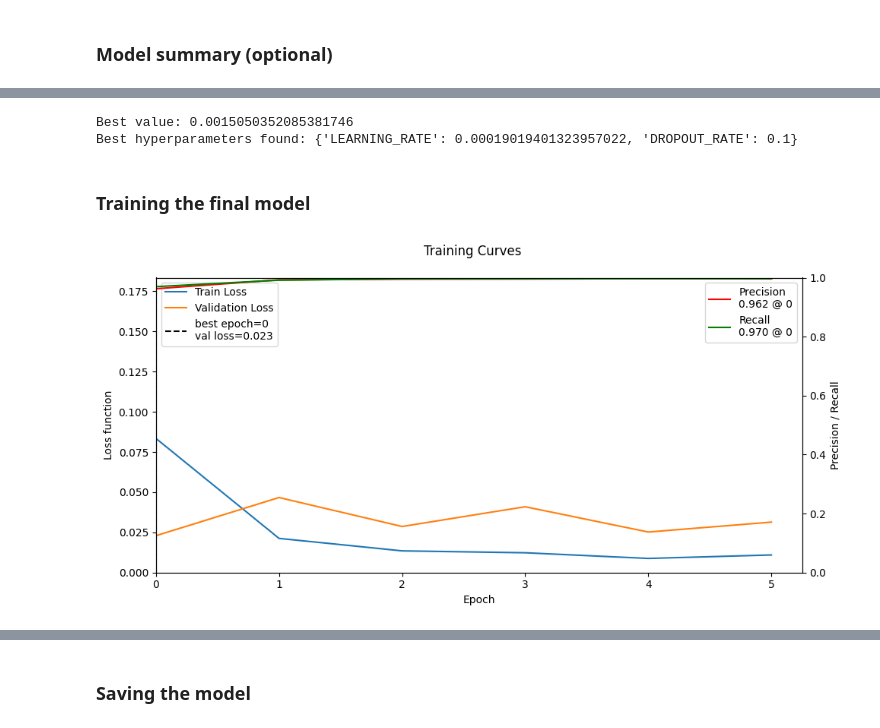
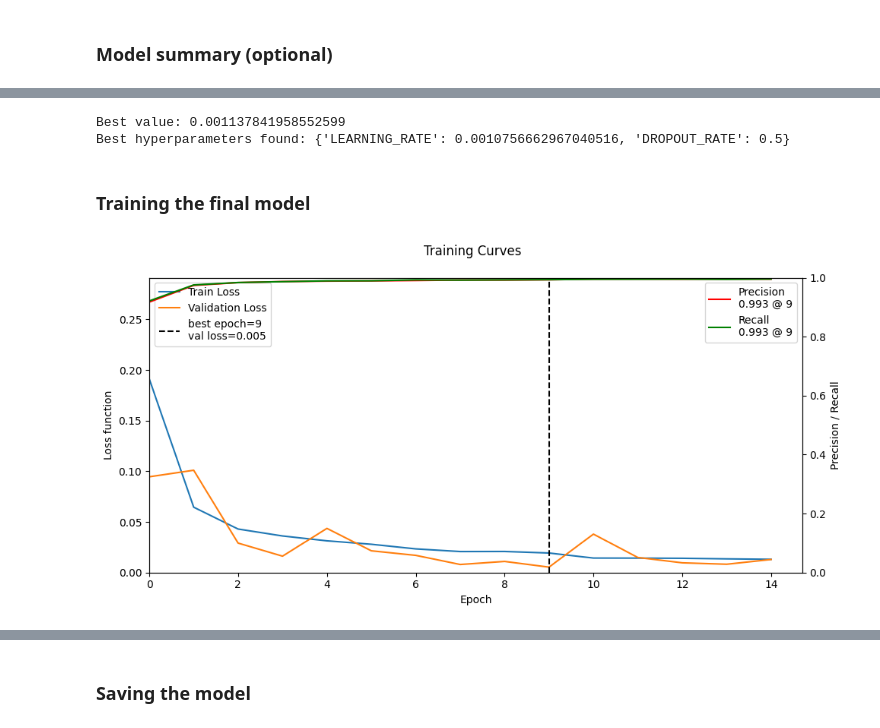
Before and after one commit to aayamrajshakya/Driver_Drowsiness_Detection, a Jupyter notebook: trained.ipynb, the cells around one changed output, grey strips where cells are left out. Drawn from its saved outputs; the diff is of its cells as text; code cells hidden in the pictures.

```diff
--- a/trained.ipynb
+++ b/trained.ipynb
@@ -172,7 +171,7 @@ def stacked_model(input_shape=[IMG_SIZE, IMG_SIZE, 3], LEARNING_RATE=0.0001, DRO
     model = tf.keras.Model(inputs=inputs, outputs=out)
     model.compile(optimizer=tf.keras.optimizers.Adam(learning_rate=LEARNING_RATE),
                  loss='binary_crossentropy',
-                 metrics=['accuracy', tf.keras.metrics.AUC(), tf.keras.metrics.Precision(name='precision'), tf.keras.metrics.Recall(name='recall')])
+                 metrics=['accuracy', tf.keras.metrics.Precision(name='precision'), tf.keras.metrics.Recall(name='recall')])
     return model
 # %% [markdown]
 ### Defining callbacks
@@ -278,11 +365,10 @@ Epoch 1/100
 # %%
 # Get the best trial's value and hyperparameters
-best_val = study.best_value
-best_params = study.best_params
+best_val = study.best_value; best_params = study.best_params
 print(f'Best value: {best_val}\nBest hyperparameters found: {best_params}')
 # %% [output]
-Best value: 0.0015050352085381746
-Best hyperparameters found: {'LEARNING_RATE': 0.00019019401323957022, 'DROPOUT_RATE': 0.1}
+Best value: 0.001137841958552599
+Best hyperparameters found: {'LEARNING_RATE': 0.0010756662967040516, 'DROPOUT_RATE': 0.5}
 # %%
 # Save the best hyperparameters to a file
 with open('best_hyperparameters.yaml', 'w') as f:
@@ -292,8 +378,10 @@ with open('best_hyperparameters.yaml', 'w') as f:
 # %%
 # Load the ensemble model again
 ensemble_model = stacked_model(LEARNING_RATE=best_params['LEARNING_RATE'], DROPOUT_RATE=best_params['DROPOUT_RATE'])
 
-history = ensemble_model.fit(train_rsc, validation_data=val_rsc, epochs=NUM_EPOCHS,
-                             callbacks=[early_stopping, reduce_lr, TrainingCurveCallback()])
+# If you want to skip Optuna, simply comment out the line above and uncomment the line below
+# ensemble_model = stacked_model(LEARNING_RATE=0.0001, DROPOUT_RATE=0.2)
+
+history = ensemble_model.fit(train_rsc, validation_data=val_rsc, epochs=NUM_EPOCHS, callbacks=[early_stopping, reduce_lr, TrainingCurveCallback()])
 # %% [output]
-[figure, old version]
+[figure, new version]
```
Also changed, not shown: parts of 20 cells of this notebook, 1 other file.
